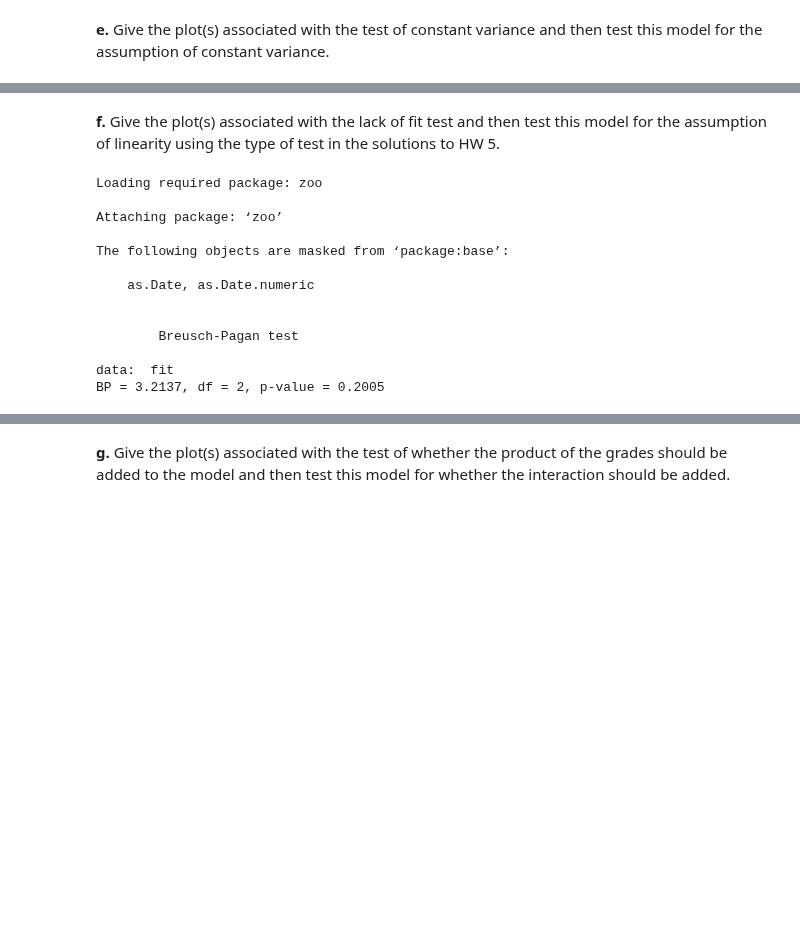
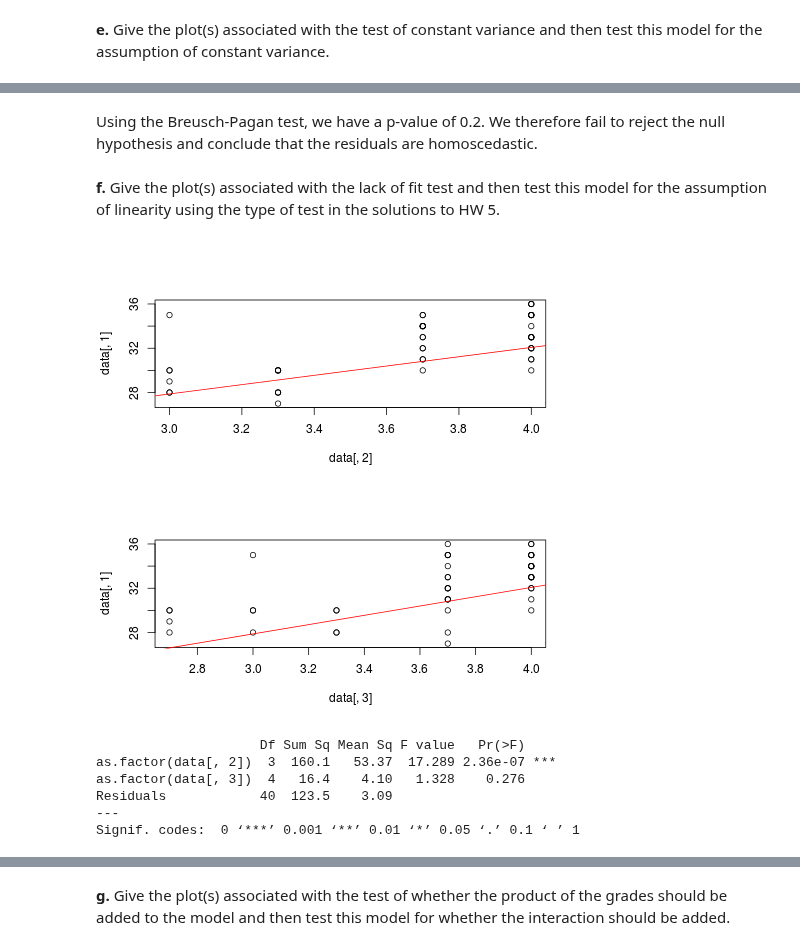
Before and after one commit to Chuphay/school, a Jupyter notebook: regression/Take Home Test #1.ipynb, the cells around one changed output, grey strips where cells are left out. Cells and saved outputs as stored; diff of their text form; code cells hidden in the pictures; blank space fills up the shorter version.

```diff
--- a/regression/Take Home Test #1.ipynb
+++ b/regression/Take Home Test #1.ipynb
@@ -146,21 +199,28 @@ plot(fit$fit, fit$res^2)
+# %% [markdown]
+Using the Breusch-Pagan test, we have a p-value of 0.2. We therefore fail to reject the null hypothesis and conclude that the residuals are homoscedastic.
 # %% [markdown]
 <b>f.</b> Give the plot(s) associated with the lack of fit test and then test this model for
 the assumption of linearity using the type of test in the solutions to HW 5.
-# %%
-%%R
-library("lmtest")
-bptest(fit,studentize = F)
-# %% [output]
-Loading required package: zoo
-
-Attaching package: ‘zoo’
-
-The following objects are masked from ‘package:base’:
-
-    as.Date, as.Date.numeric
-
-
-        Breusch-Pagan test
-
-data:  fit
-BP = 3.2137, df = 2, p-value = 0.2005
+# %%
+%%R
+par(mfrow=c(2,1))
+
+plot(data[,2],data[,1])
+abline(lm(data[,1]~data[,2]+data[,3]), col='red')
+
+
+plot(data[,3],data[,1])
+abline(lm(data[,1]~data[,2]+data[,3]), col='red')
+# %% [output]
+[figure, added]
+# %%
+%%R
+fit2 <- aov(data[,1] ~ as.factor(data[,2]) + as.factor(data[,3]))
+summary(fit2)
+# %% [output]
+                     Df Sum Sq Mean Sq F value   Pr(>F)
+as.factor(data[, 2])  3  160.1   53.37  17.289 2.36e-07 ***
+as.factor(data[, 3])  4   16.4    4.10   1.328    0.276
+Residuals            40  123.5    3.09
+---
+Signif. codes:  0 ‘***’ 0.001 ‘**’ 0.01 ‘*’ 0.05 ‘.’ 0.1 ‘ ’ 1
```
Also changed, not shown: parts of 30 cells of this notebook, 1 other file.
